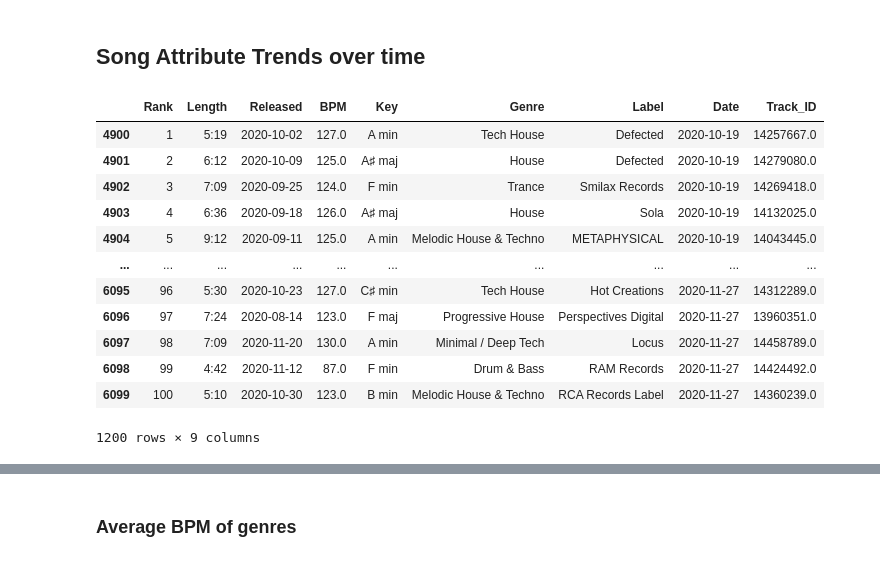
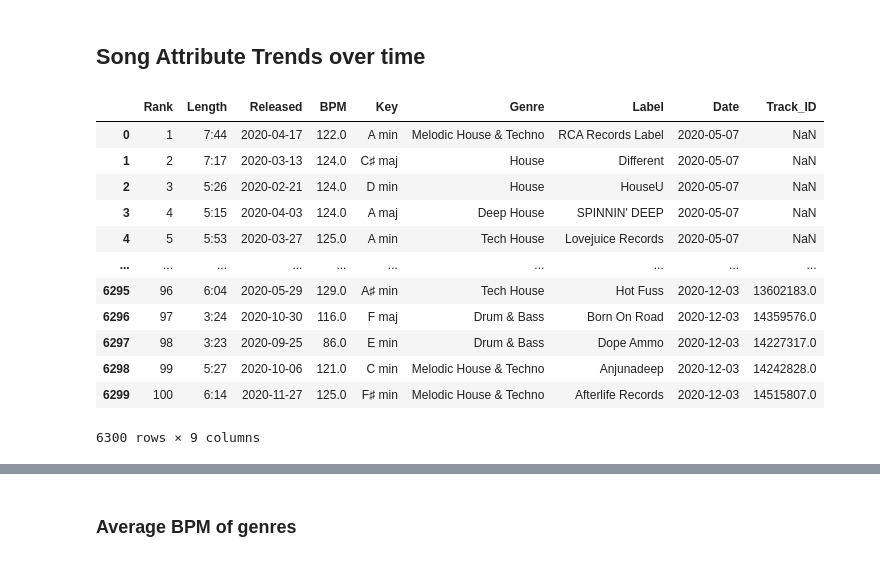
Before and after one commit to LukeMainwaring/beatport-analysis, a Jupyter notebook: song_analysis.ipynb, the cells around one changed output, grey strips where cells are left out. Saved outputs shown, nothing was run; the diff lists cells and outputs as text; code cells hidden in the pictures.

Commit message:
attribute score over time monthly

```diff
--- a/song_analysis.ipynb
+++ b/song_analysis.ipynb
@@ -39,31 +39,31 @@ song_details_df
 # %% [markdown]
 ## Song Attribute Trends over time
 # %%
-attribute = 'Genre'
+attribute = 'Label'
 
 # start_date = '0'
-start_date = '2020-10-18'
-end_date = '2020-11-29' # Default to today
+start_date = '2020-01-01' # Beginning of year
+end_date = '2020-12-31' # End of year
 
 song_details_df = song_details_df[start_date < song_details_df['Date']]
 
 song_details_df = song_details_df[song_details_df['Date'] <= end_date]
 
 song_details_df
 # %% [output]
 |  | Rank | Length | Released | BPM | Key | Genre | Label | Date | Track_ID |
-| 4900 | 1 | 5:19 | 2020-10-02 | 127.0 | A min | Tech House | Defected | 2020-10-19 | 14257667.0 |
-| 4901 | 2 | 6:12 | 2020-10-09 | 125.0 | A♯ maj | House | Defected | 2020-10-19 | 14279080.0 |
-| 4902 | 3 | 7:09 | 2020-09-25 | 124.0 | F min | Trance | Smilax Records | 2020-10-19 | 14269418.0 |
-| 4903 | 4 | 6:36 | 2020-09-18 | 126.0 | A♯ maj | House | Sola | 2020-10-19 | 14132025.0 |
-| 4904 | 5 | 9:12 | 2020-09-11 | 125.0 | A min | Melodic House & Techno | METAPHYSICAL | 2020-10-19 | 14043445.0 |
+| 0 | 1 | 7:44 | 2020-04-17 | 122.0 | A min | Melodic House & Techno | RCA Records Label | 2020-05-07 | NaN |
+| 1 | 2 | 7:17 | 2020-03-13 | 124.0 | C♯ maj | House | Different | 2020-05-07 | NaN |
+| 2 | 3 | 5:26 | 2020-02-21 | 124.0 | D min | House | HouseU | 2020-05-07 | NaN |
+| 3 | 4 | 5:15 | 2020-04-03 | 124.0 | A maj | Deep House | SPINNIN' DEEP | 2020-05-07 | NaN |
+| 4 | 5 | 5:53 | 2020-03-27 | 125.0 | A min | Tech House | Lovejuice Records | 2020-05-07 | NaN |
 | ... | ... | ... | ... | ... | ... | ... | ... | ... | ... |
-| 6095 | 96 | 5:30 | 2020-10-23 | 127.0 | C♯ min | Tech House | Hot Creations | 2020-11-27 | 14312289.0 |
-| 6096 | 97 | 7:24 | 2020-08-14 | 123.0 | F maj | Progressive House | Perspectives Digital | 2020-11-27 | 13960351.0 |
-| 6097 | 98 | 7:09 | 2020-11-20 | 130.0 | A min | Minimal / Deep Tech | Locus | 2020-11-27 | 14458789.0 |
-| 6098 | 99 | 4:42 | 2020-11-12 | 87.0 | F min | Drum & Bass | RAM Records | 2020-11-27 | 14424492.0 |
-| 6099 | 100 | 5:10 | 2020-10-30 | 123.0 | B min | Melodic House & Techno | RCA Records Label | 2020-11-27 | 14360239.0 |
+| 6295 | 96 | 6:04 | 2020-05-29 | 129.0 | A♯ min | Tech House | Hot Fuss | 2020-12-03 | 13602183.0 |
+| 6296 | 97 | 3:24 | 2020-10-30 | 116.0 | F maj | Drum & Bass | Born On Road | 2020-12-03 | 14359576.0 |
+| 6297 | 98 | 3:23 | 2020-09-25 | 86.0 | E min | Drum & Bass | Dope Ammo | 2020-12-03 | 14227317.0 |
+| 6298 | 99 | 5:27 | 2020-10-06 | 121.0 | C min | Melodic House & Techno | Anjunadeep | 2020-12-03 | 14242828.0 |
+| 6299 | 100 | 6:14 | 2020-11-27 | 125.0 | F♯ min | Melodic House & Techno | Afterlife Records | 2020-12-03 | 14515807.0 |
-1200 rows × 9 columns
+6300 rows × 9 columns
 # %%
 scored = song_details_df.assign(score = 1 / song_details_df['Rank'])
 scored
```
Also changed, not shown: parts of 14 cells of this notebook.
